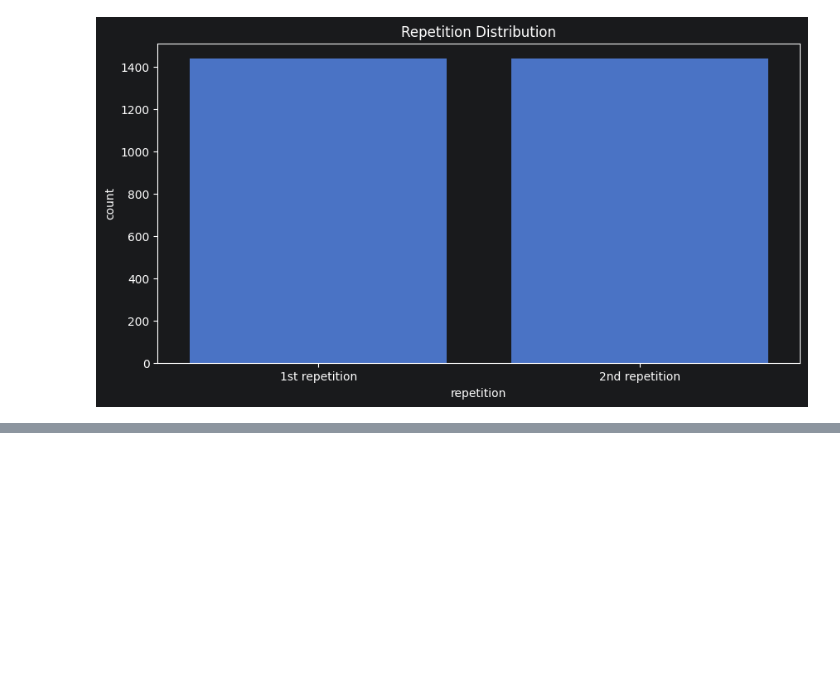
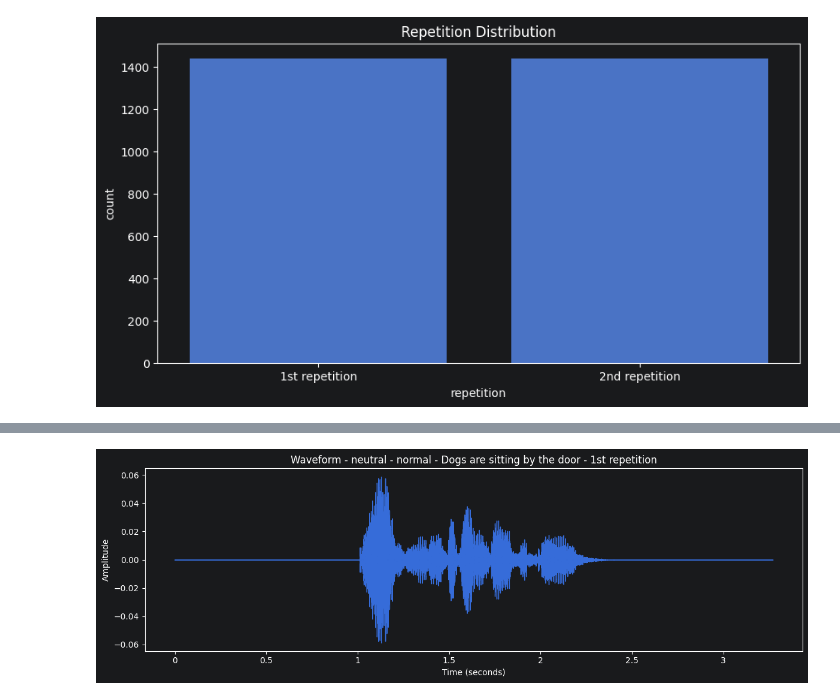
Before and after one commit to aviksarkar0204-stack/EmoWave-, a Jupyter notebook: Notebook/01_exploration.ipynb, the cells around one changed output, grey strips where cells are left out. Saved outputs shown, nothing was run; the diff lists cells and outputs as text; code cells hidden in the pictures; blank space fills up the shorter version.

```diff
--- a/Notebook/01_exploration.ipynb
+++ b/Notebook/01_exploration.ipynb
@@ -151,0 +192,13 @@ sns.countplot(x='repetition',data=df)
+# %%
+sample = df.iloc[2]
+y, sr = librosa.load(sample['path'])
+
+plt.figure(figsize=(12, 4))
+librosa.display.waveshow(y, sr=sr)
+plt.title(f'Waveform - neutral - normal - Dogs are sitting by the door - 1st repetition')
+plt.xlabel('Time (seconds)')
+plt.ylabel('Amplitude')
+plt.tight_layout()
+plt.show()
+# %% [output]
+[figure, added]
```
Also changed, not shown: parts of 4 cells of this notebook.
